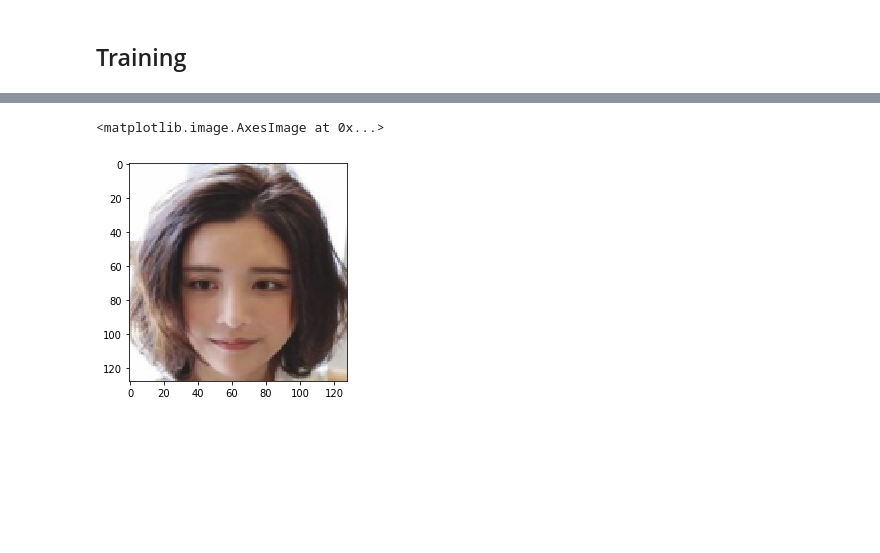
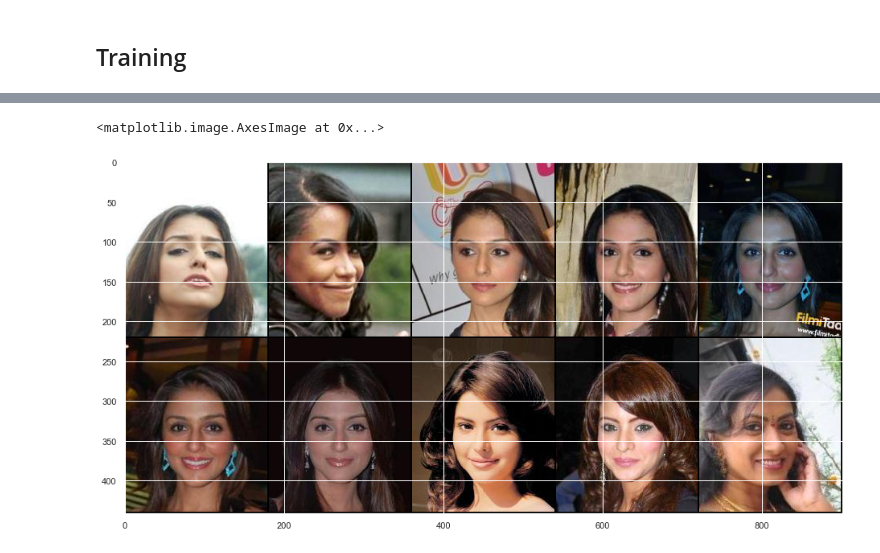
Before and after one commit to wzh0317/similar-face, a Jupyter notebook: main.ipynb, the cells around one changed output, grey strips where cells are left out. Drawn from its saved outputs; the diff is of its cells as text; code cells hidden in the pictures; blank space fills up the shorter version.

```diff
--- a/main.ipynb
+++ b/main.ipynb
@@ -121,25 +191,14 @@ class SiameseNetwork(nn.Module):
+# %%
+train_dataset = SimilarFaceDataset(is_train=True)
+train_loader = DataLoader(train_dataset, batch_size=batch_size, shuffle=True)
+test_dataset = SimilarFaceDataset(is_train=False)
+test_loader = DataLoader(test_dataset, batch_size=batch_size, shuffle=False)
 # %%
 device = torch.device('cuda:0' if torch.cuda.is_available() else 'cpu')
 model = SiameseNetwork().to(device)
 
 # Loss and optimizer
-criterion = torch.nn.TripletMarginLoss()
+criterion = torch.nn.TripletMarginLoss(margin=1.0)
 optimizer = torch.optim.Adam(model.parameters(), lr=learning_rate)
 # %% [markdown]
 ## Training
-# %%
-model.eval()
-num_step_to_print_info = 100
-
-test_loader = DataLoader(dataset, batch_size=batch_size, shuffle=True)
-test_iter = iter(test_loader)
-accu_loss = 0
-for i in range(num_step_to_print_info):
-    anchors, positives, negatives = test_iter.next()
-    anchors = anchors.to(device)
-    positives = positives.to(device)
-    negatives = negatives.to(device)
-    anchor_outputs, positive_outputs, negative_outputs = model(anchors, positives, negatives)
-    loss = criterion(anchor_outputs, positive_outputs, negative_outputs)
-    accu_loss += loss.item()
-print(f'Initial accu loss: {accu_loss}')
@@ -214,0 +304,10 @@ d(A, P) = 11.185497283935547, d(A, N) = 6.54506254196167
+# %%
+target_face_index = 200
+k = 10
+l2_distances = ((embeddings[target_face_index] - embeddings) ** 2).sum(axis=1)
+closest_k_face_indices = np.argsort(l2_distances)[:k]
+closest_k_faces = images[closest_k_face_indices]
+print(l2_distances[closest_k_face_indices])
+
+plt.figure(dpi=100)
+plt.imshow(np.transpose(images[target_face_index], (1, 2, 0)))
@@ -215,5 +319,6 @@ d(A, P) = 11.185497283935547, d(A, N) = 6.54506254196167
 # %%
-plt.imshow(np.transpose(a.cpu()[0], (1, 2, 0)))
+plt.figure(figsize=(16, 10))
+plt.imshow(np.transpose(make_grid(closest_k_faces, 5), (1, 2, 0)))
 # %% [output]
 <matplotlib.image.AxesImage at 0x...>
-[figure, old version]
+[figure, new version]
```
Also changed, not shown: parts of 28 cells of this notebook, 8 other files.
